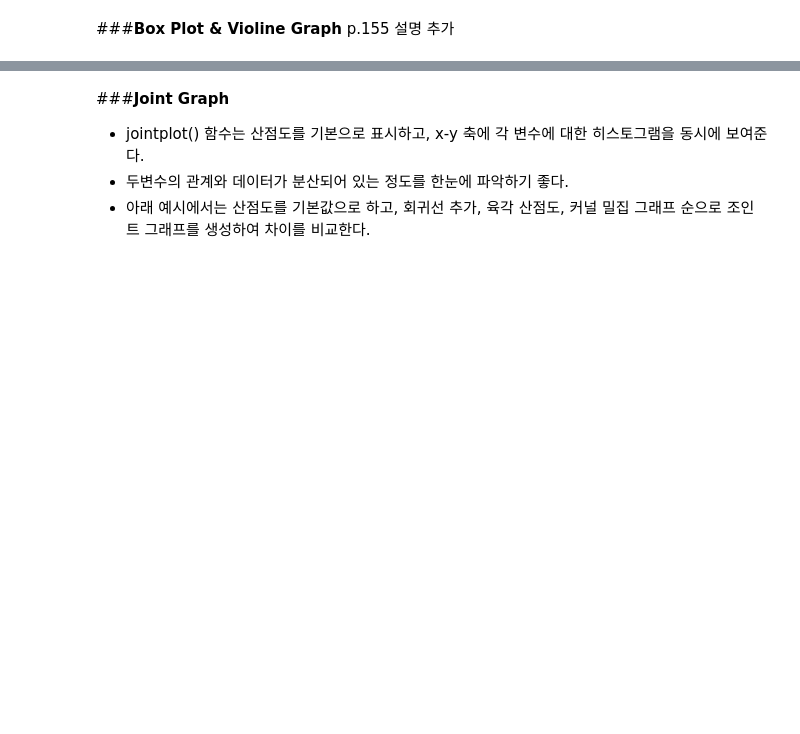
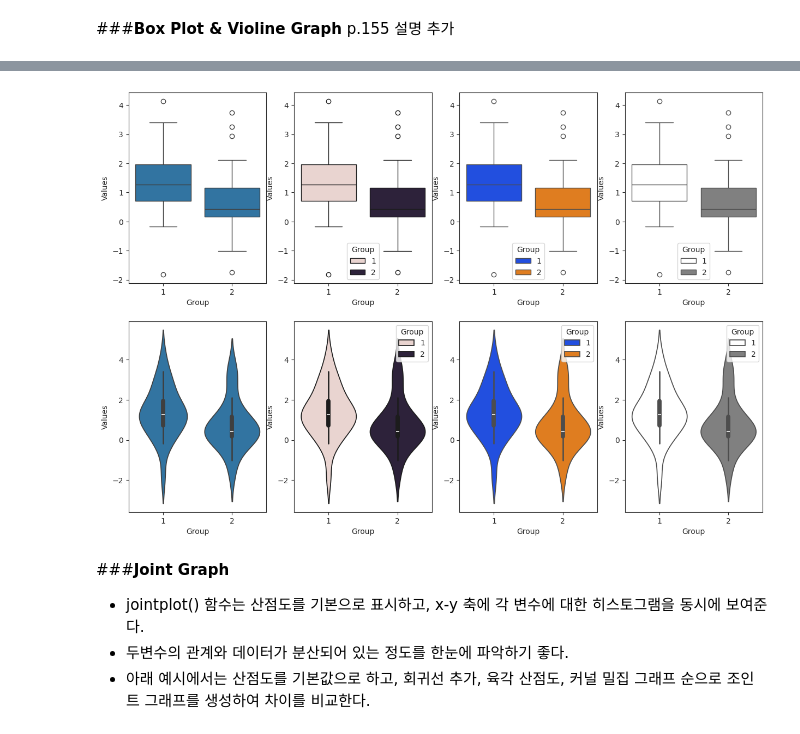
Before and after one commit to kimsky22/data_-, a Jupyter notebook: 8_BasicStats_Graphs.ipynb, the cells around one changed output, grey strips where cells are left out. Saved outputs shown, nothing was run; the diff lists cells and outputs as text; code cells hidden in the pictures; blank space fills up the shorter version.

```diff
--- a/8_BasicStats_Graphs.ipynb
+++ b/8_BasicStats_Graphs.ipynb
@@ -173,3 +264,72 @@ plt.show()
+# %%
+#@markdown 🐹🌱🌱 **Students' Activity 2️⃣**
+
+#@markdown 🐹🌱🌱 Try to use various colors for better visualization and publication...
+
+import pandas as pd
+import numpy as np
+import matplotlib.pyplot as plt
+import seaborn as sns
+
+df = pd.read_csv('/content/sample_data/TwoGroupData_Base4Ttest_Independent.csv')
+
+# Convert non-numeric values to NaN for all columns
+df = df.apply(pd.to_numeric, errors='coerce')
+
+
+#Style Theme 설정 (e.g., darkgrid, whitegrid, dark, white, ticks)
+#sns.set_style('darkgrid')
+#sns.set_style('whitegrid')
+#sns.set_style('dark')
+#sns.set_style('white')
+sns.set_style('ticks')
+
+#그래프 객체 생성 (figure에 두개의 서브플랏 생성)
+# In the function of subplot(a1, a2, a3), The first two arguments 2, 2 specifies a grid layout of subplots with 2 rows and 2 columns, making a total of 4 subplots.
+# The third argument 1 refers to the first subplot (top-left), 2 to the second subplot (top-right), 3 to the third subplot (bottom-left), 4 to the fourth subplot (bottom-right).
+fig = plt.figure(figsize = (15, 10)) #Creates a figure object of size 15 inches by 10 inches.
+ax1 = fig.add_subplot(2,4,1) #Adds the first subplot to the figure at position (2, 2, 1).
+ax2 = fig.add_subplot(2,4,2) #Adds the first subplot to the figure at position (2, 2, 2).
+ax3 = fig.add_subplot(2,4,3) #Adds the first subplot to the figure at position (2, 2, 3).
+ax4 = fig.add_subplot(2,4,4) #Adds the first subplot to the figure at position (2, 2, 4).
+ax5 = fig.add_subplot(2,4,5) #Adds the first subplot to the figure at position (2, 2, 5).
+ax6 = fig.add_subplot(2,4,6) #Adds the first subplot to the figure at position (2, 2, 6).
+ax7 = fig.add_subplot(2,4,7) #Adds the first subplot to the figure at position (2, 2, 5).
+ax8 = fig.add_subplot(2,4,8) #Adds the first subplot to the figure at position (2, 2, 6).
+
+#Box plot - default
+sns.boxplot(x = 'Group', y = 'Values', data=df, ax = ax1)
+
+#Box plot - with hue
+sns.boxplot(x = 'Group', y = 'Values', hue = 'Group', data=df, ax = ax2)
+
+#Box plot - with hue and custom palette with bright colors
+sns.boxplot(x = 'Group', y = 'Values', hue = 'Group', data=df, ax = ax3, palette=sns.color_palette("bright"))
+
+# Define the custom color palette with white and gray
+white_gray_palette = ['#FFFFFF', '#808080']
+
+#Box plot - with hue and custom palette with white and gray
+sns.boxplot(x = 'Group', y = 'Values', hue = 'Group', data=df, ax = ax4, palette=white_gray_palette)
+
+#Violin plot - default
+sns.violinplot(x = 'Group', y = 'Values', data=df, ax = ax5)
+
+#Violin plot - with hue
+sns.violinplot(x = 'Group', y = 'Values', hue = 'Group', data=df, ax = ax6)
+
+#Violin plot - with hue and custom palette with bright colors
+sns.violinplot(x = 'Group', y = 'Values', hue = 'Group', data=df, ax = ax7, palette=sns.color_palette("bright"))
+
+# Define the custom color palette with white and gray (Repeated due to educational purposes)
+white_gray_palette = ['#FFFFFF', '#808080']
+
+#Violin plot - with hue and custom palette with white and gray
+sns.violinplot(x = 'Group', y = 'Values', hue = 'Group', data=df, ax = ax8, palette=white_gray_palette)
+
+plt.show()
+# %% [output]
+[figure, added]
 # %% [markdown]
 ###**Joint Graph**
 * jointplot() 함수는 산점도를 기본으로 표시하고, x-y 축에 각 변수에 대한 히스토그램을 동시에 보여준다.
```
Also changed, not shown: parts of 11 cells of this notebook.
